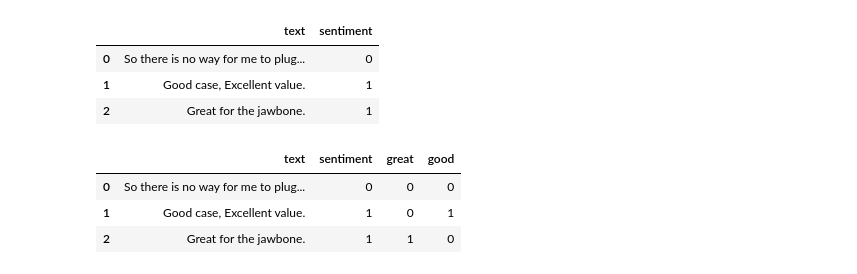
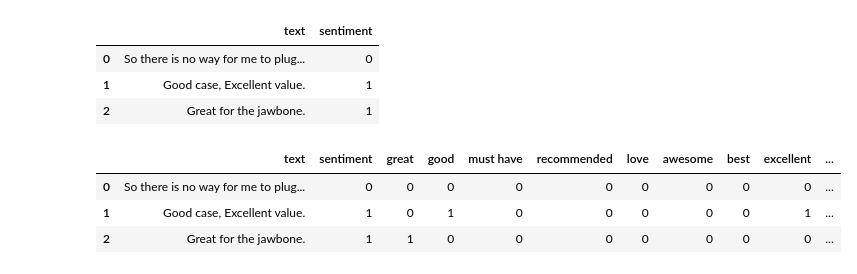
Before and after one commit to carlsednaoui/thinkful-data-science, a Jupyter notebook: coursework/unit_2/lesson_2_project_7.ipynb, the cells around one changed output. Cells and saved outputs as stored; diff of their text form; code cells hidden in the pictures.

```diff
--- a/coursework/unit_2/lesson_2_project_7.ipynb
+++ b/coursework/unit_2/lesson_2_project_7.ipynb
@@ -31,17 +31,17 @@ data_raw.head(3)
 | 1 | Good case, Excellent value. | 1 |
 | 2 | Great for the jawbone. | 1 |
 # %%
-keywords = ["great", "good"]
+keywords = ["great", "good", "must have", "recommended", "love", "awesome", "best", "excellent", "highly", "impressed"]
 
 for key in keywords:
     data_raw[key] = (data_raw.text.str.contains(key, case=False)).astype(int)
 
 data_raw.head(3)
 # %% [output]
-|  | text | sentiment | great | good |
-| 0 | So there is no way for me to plug... | 0 | 0 | 0 |
-| 1 | Good case, Excellent value. | 1 | 0 | 1 |
-| 2 | Great for the jawbone. | 1 | 1 | 0 |
+|  | text | sentiment | great | good | must have | recommended | love | awesome | best | excellent | ... |
+| 0 | So there is no way for me to plug... | 0 | 0 | 0 | 0 | 0 | 0 | 0 | 0 | 0 | ... |
+| 1 | Good case, Excellent value. | 1 | 0 | 1 | 0 | 0 | 0 | 0 | 0 | 1 | ... |
+| 2 | Great for the jawbone. | 1 | 1 | 0 | 0 | 0 | 0 | 0 | 0 | 0 | ... |
 # %%
 sns.heatmap(data_raw.corr())
 # %% [output]
```
Also changed, not shown: parts of 4 cells of this notebook, 1 other file.
